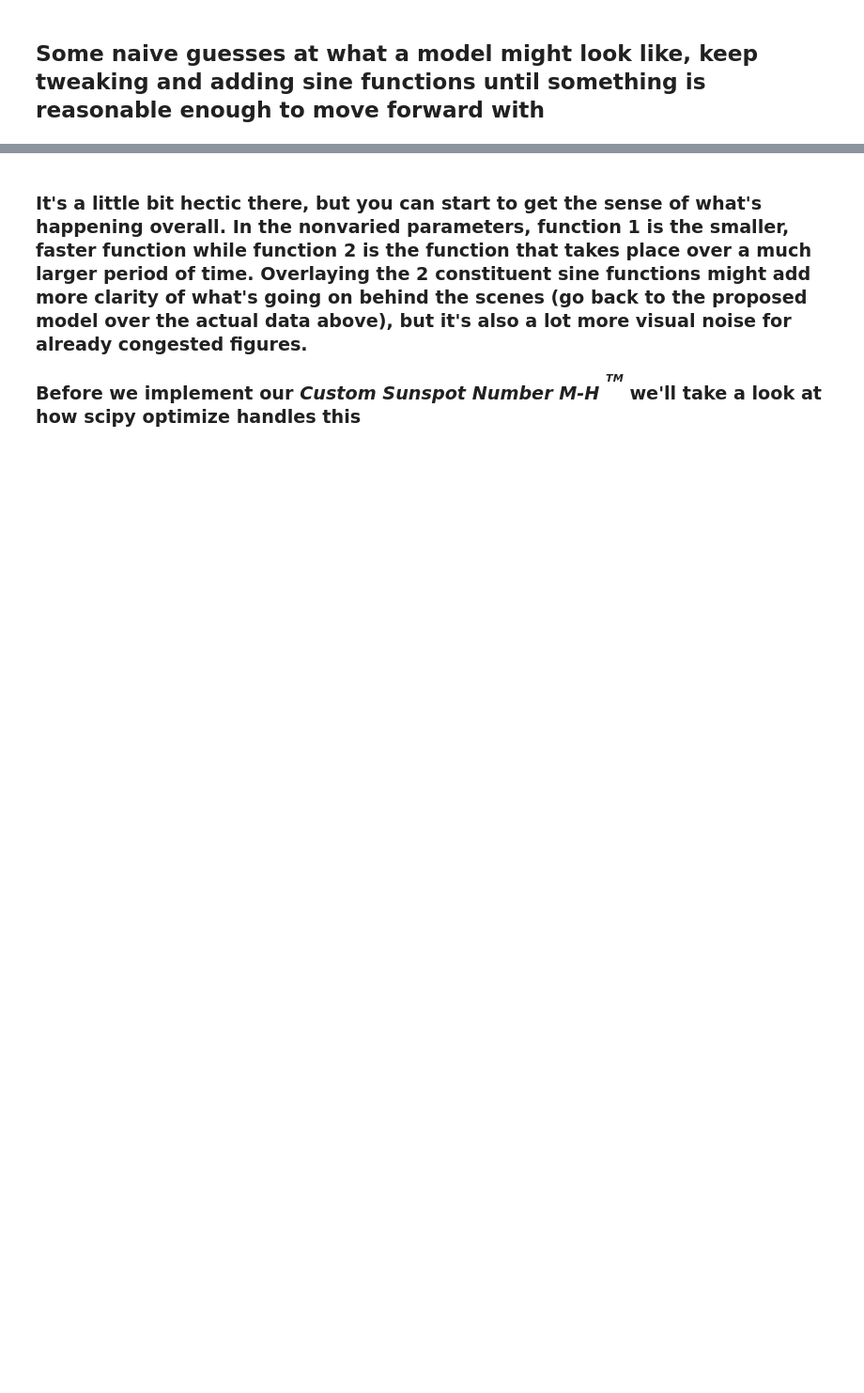
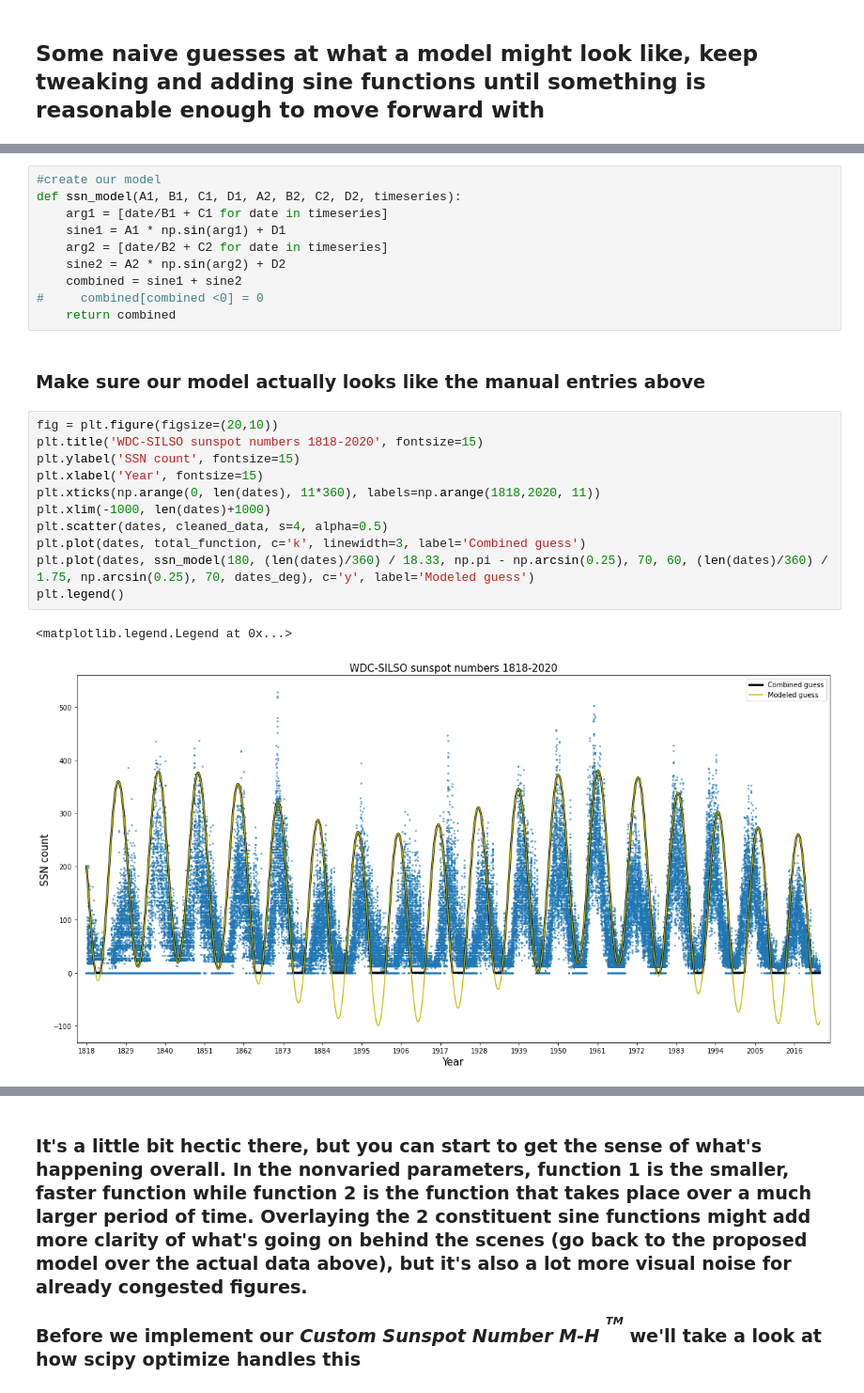
Before and after one commit to christandoi/ast596fds-final, a Jupyter notebook: chris_notebook.ipynb, the cells around one changed output, grey strips where cells are left out. Shown at 94% size. Cells and saved outputs as stored; diff of their text form; blank space fills up the shorter version.

```diff
--- a/chris_notebook.ipynb
+++ b/chris_notebook.ipynb
@@ -82 +89,27 @@ plt.plot(dates, total_function, c='k', linewidth=3)
+# %%
+#create our model
+def ssn_model(A1, B1, C1, D1, A2, B2, C2, D2, timeseries):
+    arg1 = [date/B1 + C1 for date in timeseries]
+    sine1 = A1 * np.sin(arg1) + D1
+    arg2 = [date/B2 + C2 for date in timeseries]
+    sine2 = A2 * np.sin(arg2) + D2
+    combined = sine1 + sine2
+#     combined[combined <0] = 0
+    return combined
+# %% [markdown]
+### Make sure our model actually looks like the manual entries above
+# %%
+fig = plt.figure(figsize=(20,10))
+plt.title('WDC-SILSO sunspot numbers 1818-2020', fontsize=15)
+plt.ylabel('SSN count', fontsize=15)
+plt.xlabel('Year', fontsize=15)
+plt.xticks(np.arange(0, len(dates), 11*360), labels=np.arange(1818,2020, 11))
+plt.xlim(-1000, len(dates)+1000)
+plt.scatter(dates, cleaned_data, s=4, alpha=0.5)
+plt.plot(dates, total_function, c='k', linewidth=3, label='Combined guess')
+plt.plot(dates, ssn_model(180, (len(dates)/360) / 18.33, np.pi - np.arcsin(0.25), 70, 60, (len(dates)/360) / 1.75, np.arcsin(0.25), 70, dates_deg), c='y', label='Modeled guess')
+plt.legend()
+# %% [output]
+<matplotlib.legend.Legend at 0x...>
+[figure, added]
 # %% [markdown]
```
Also changed, not shown: parts of 24 cells of this notebook.
